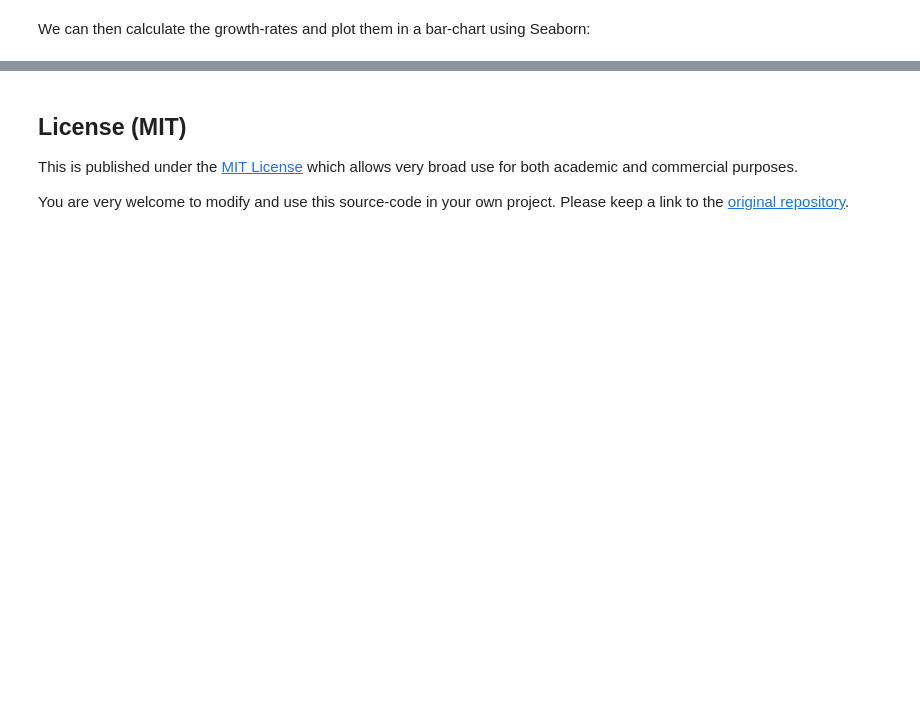
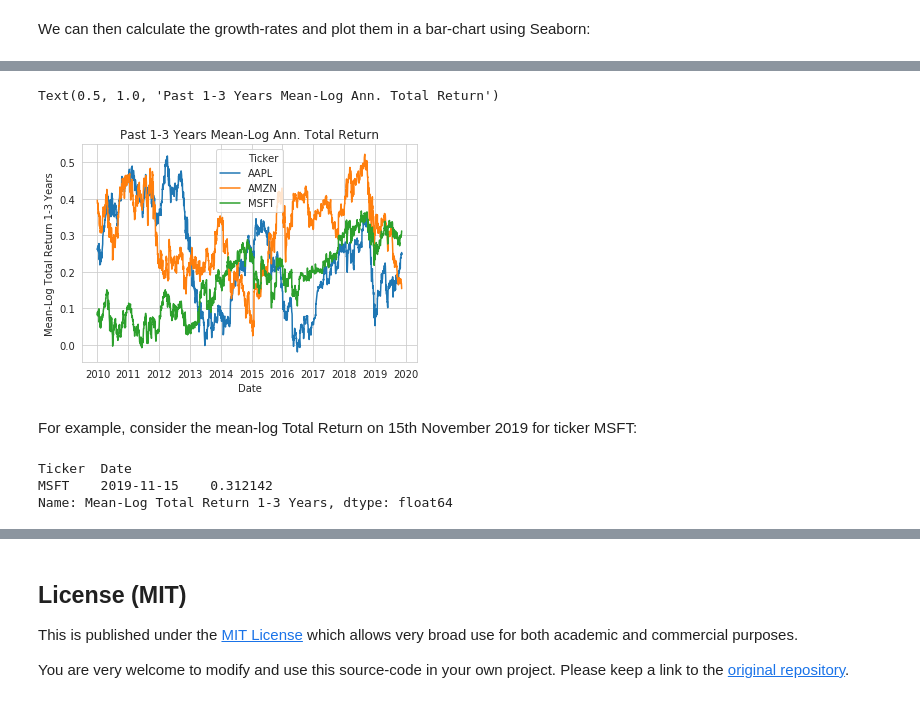
Before and after one commit to SimFin/simfin-tutorials, a Jupyter notebook: 03_Growth_Returns.ipynb, the cells around one changed output, grey strips where cells are left out. Saved outputs shown, nothing was run; the diff lists cells and outputs as text; code cells hidden in the pictures; blank space fills up the shorter version.

```diff
--- a/03_Growth_Returns.ipynb
+++ b/03_Growth_Returns.ipynb
@@ -781,0 +890,25 @@ Text(0.5, 1.0, '3-Year Annualized Sales Growth')
+# %%
+# Calculate the past annualized 1-3 year changes.
+df_mean_chg = sf.mean_log_change(df_prices, freq='bdays',
+                                 future=False, annualized=True,
+                                 min_years=1, max_years=3,
+                                 new_names=new_names)
+
+# Title of the plot.
+title = 'Past 1-3 Years Mean-Log Ann. Total Return'
+
+# Plot the result.
+data = df_mean_chg.dropna().reset_index()
+sns.lineplot(x=DATE, y=TOTAL_RETURN_1_3Y, hue=TICKER,
+             data=data).set_title(title)
+# %% [output]
+Text(0.5, 1.0, 'Past 1-3 Years Mean-Log Ann. Total Return')
+[figure, added]
+# %% [markdown]
+For example, consider the mean-log Total Return on 15th November 2019 for ticker MSFT:
+# %%
+df_mean_chg.loc[('MSFT', '2019-11-15'), TOTAL_RETURN_1_3Y]
+# %% [output]
+Ticker  Date
+MSFT    2019-11-15    0.312142
+Name: Mean-Log Total Return 1-3 Years, dtype: float64
```
Also changed, not shown: parts of 37 cells of this notebook.
